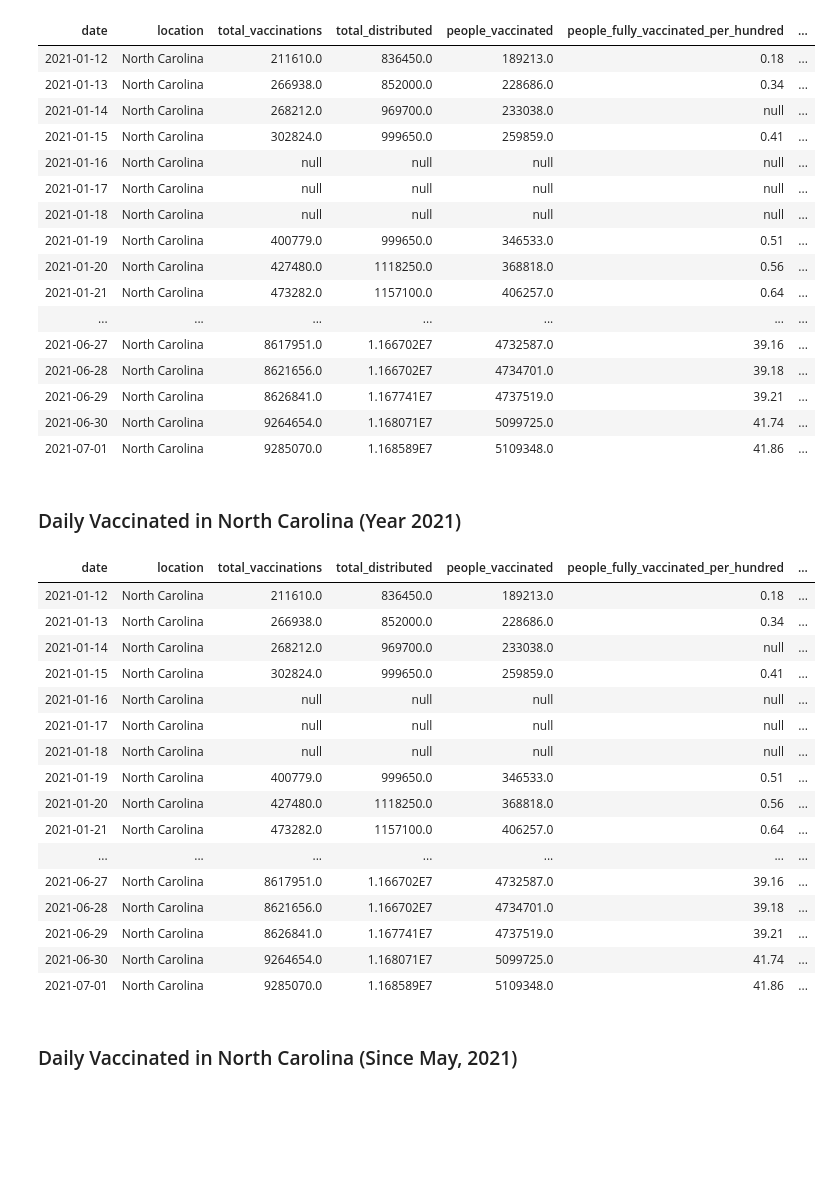
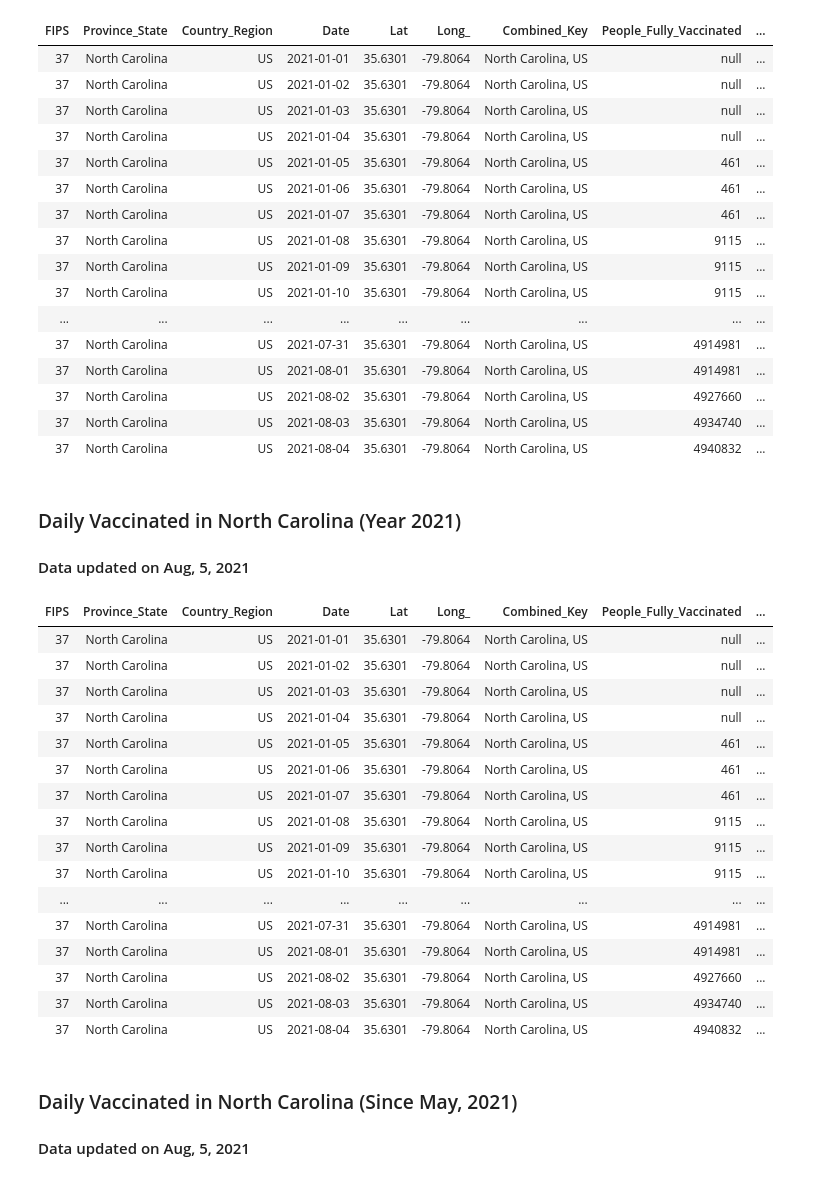
Before and after one commit to zmei1997/NCDHHS_NorthCarolina_COVID-19_Data_Analytics, a Jupyter notebook: NC_Vaccinated_History.ipynb, the cells around one changed output. Drawn from its saved outputs; the diff is of its cells as text; code cells hidden in the pictures; blank space fills up the shorter version.

```diff
--- a/NC_Vaccinated_History.ipynb
+++ b/NC_Vaccinated_History.ipynb
@@ -368,4 +368,4 @@ map_nc(nc_counties, People_Vaccinated_Record_With_NC_County_Map_Data)
 # %%
-us_daily_vaccinated = spark.read.csv('dbfs:/FileStore/tables/us_state_vaccinations.csv', header=True, inferSchema=True)
+us_daily_vaccinated = spark.read.csv('dbfs:/FileStore/tables/people_vaccinated_us_timeline.csv', header=True, inferSchema=True)
 us_daily_vaccinated.display()
 # %% [output]
@@ -389,47 +389,49 @@ us_daily_vaccinated.display()
 Showing the first 1000 rows.
 # %%
-nc_daily_vaccinated = us_daily_vaccinated.where(us_daily_vaccinated.location == 'North Carolina').where(us_daily_vaccinated.date >= )
+nc_daily_vaccinated = us_daily_vaccinated.where(us_daily_vaccinated.Province_State == 'North Carolina').where(us_daily_vaccinated.Date >= '2021-01-01')
 nc_daily_vaccinated.display()
 # %% [output]
-| date | location | total_vaccinations | total_distributed | people_vaccinated | people_fully_vaccinated_per_hundred | ... |
-| 2021-01-12 | North Carolina | 211610.0 | 836450.0 | 189213.0 | 0.18 | ... |
-| 2021-01-13 | North Carolina | 266938.0 | 852000.0 | 228686.0 | 0.34 | ... |
-| 2021-01-14 | North Carolina | 268212.0 | 969700.0 | 233038.0 | null | ... |
-| 2021-01-15 | North Carolina | 302824.0 | 999650.0 | 259859.0 | 0.41 | ... |
-| 2021-01-16 | North Carolina | null | null | null | null | ... |
-| 2021-01-17 | North Carolina | null | null | null | null | ... |
-| 2021-01-18 | North Carolina | null | null | null | null | ... |
-| 2021-01-19 | North Carolina | 400779.0 | 999650.0 | 346533.0 | 0.51 | ... |
-| 2021-01-20 | North Carolina | 427480.0 | 1118250.0 | 368818.0 | 0.56 | ... |
-| 2021-01-21 | North Carolina | 473282.0 | 1157100.0 | 406257.0 | 0.64 | ... |
-| ... | ... | ... | ... | ... | ... | ... |
-| 2021-06-27 | North Carolina | 8617951.0 | 1.166702E7 | 4732587.0 | 39.16 | ... |
-| 2021-06-28 | North Carolina | 8621656.0 | 1.166702E7 | 4734701.0 | 39.18 | ... |
-| 2021-06-29 | North Carolina | 8626841.0 | 1.167741E7 | 4737519.0 | 39.21 | ... |
-| 2021-06-30 | North Carolina | 9264654.0 | 1.168071E7 | 5099725.0 | 41.74 | ... |
-| 2021-07-01 | North Carolina | 9285070.0 | 1.168589E7 | 5109348.0 | 41.86 | ... |
+| FIPS | Province_State | Country_Region | Date | Lat | Long_ | Combined_Key | People_Fully_Vaccinated | ... |
+| 37 | North Carolina | US | 2021-01-01 | 35.6301 | -79.8064 | North Carolina, US | null | ... |
+| 37 | North Carolina | US | 2021-01-02 | 35.6301 | -79.8064 | North Carolina, US | null | ... |
+| 37 | North Carolina | US | 2021-01-03 | 35.6301 | -79.8064 | North Carolina, US | null | ... |
+| 37 | North Carolina | US | 2021-01-04 | 35.6301 | -79.8064 | North Carolina, US | null | ... |
+| 37 | North Carolina | US | 2021-01-05 | 35.6301 | -79.8064 | North Carolina, US | 461 | ... |
+| 37 | North Carolina | US | 2021-01-06 | 35.6301 | -79.8064 | North Carolina, US | 461 | ... |
+| 37 | North Carolina | US | 2021-01-07 | 35.6301 | -79.8064 | North Carolina, US | 461 | ... |
+| 37 | North Carolina | US | 2021-01-08 | 35.6301 | -79.8064 | North Carolina, US | 9115 | ... |
+| 37 | North Carolina | US | 2021-01-09 | 35.6301 | -79.8064 | North Carolina, US | 9115 | ... |
+| 37 | North Carolina | US | 2021-01-10 | 35.6301 | -79.8064 | North Carolina, US | 9115 | ... |
+| ... | ... | ... | ... | ... | ... | ... | ... | ... |
+| 37 | North Carolina | US | 2021-07-31 | 35.6301 | -79.8064 | North Carolina, US | 4914981 | ... |
+| 37 | North Carolina | US | 2021-08-01 | 35.6301 | -79.8064 | North Carolina, US | 4914981 | ... |
+| 37 | North Carolina | US | 2021-08-02 | 35.6301 | -79.8064 | North Carolina, US | 4927660 | ... |
+| 37 | North Carolina | US | 2021-08-03 | 35.6301 | -79.8064 | North Carolina, US | 4934740 | ... |
+| 37 | North Carolina | US | 2021-08-04 | 35.6301 | -79.8064 | North Carolina, US | 4940832 | ... |
 # %% [markdown]
 ### Daily Vaccinated in North Carolina (Year 2021)
+#### Data updated on Aug, 5, 2021
 # %%
 nc_daily_vaccinated.display()
 # %% [output]
-| date | location | total_vaccinations | total_distributed | people_vaccinated | people_fully_vaccinated_per_hundred | ... |
-| 2021-01-12 | North Carolina | 211610.0 | 836450.0 | 189213.0 | 0.18 | ... |
-| 2021-01-13 | North Carolina | 266938.0 | 852000.0 | 228686.0 | 0.34 | ... |
-| 2021-01-14 | North Carolina | 268212.0 | 969700.0 | 233038.0 | null | ... |
-| 2021-01-15 | North Carolina | 302824.0 | 999650.0 | 259859.0 | 0.41 | ... |
-| 2021-01-16 | North Carolina | null | null | null | null | ... |
-| 2021-01-17 | North Carolina | null | null | null | null | ... |
-| 2021-01-18 | North Carolina | null | null | null | null | ... |
-| 2021-01-19 | North Carolina | 400779.0 | 999650.0 | 346533.0 | 0.51 | ... |
-| 2021-01-20 | North Carolina | 427480.0 | 1118250.0 | 368818.0 | 0.56 | ... |
-| 2021-01-21 | North Carolina | 473282.0 | 1157100.0 | 406257.0 | 0.64 | ... |
-| ... | ... | ... | ... | ... | ... | ... |
-| 2021-06-27 | North Carolina | 8617951.0 | 1.166702E7 | 4732587.0 | 39.16 | ... |
-| 2021-06-28 | North Carolina | 8621656.0 | 1.166702E7 | 4734701.0 | 39.18 | ... |
-| 2021-06-29 | North Carolina | 8626841.0 | 1.167741E7 | 4737519.0 | 39.21 | ... |
-| 2021-06-30 | North Carolina | 9264654.0 | 1.168071E7 | 5099725.0 | 41.74 | ... |
-| 2021-07-01 | North Carolina | 9285070.0 | 1.168589E7 | 5109348.0 | 41.86 | ... |
+| FIPS | Province_State | Country_Region | Date | Lat | Long_ | Combined_Key | People_Fully_Vaccinated | ... |
+| 37 | North Carolina | US | 2021-01-01 | 35.6301 | -79.8064 | North Carolina, US | null | ... |
+| 37 | North Carolina | US | 2021-01-02 | 35.6301 | -79.8064 | North Carolina, US | null | ... |
+| 37 | North Carolina | US | 2021-01-03 | 35.6301 | -79.8064 | North Carolina, US | null | ... |
+| 37 | North Carolina | US | 2021-01-04 | 35.6301 | -79.8064 | North Carolina, US | null | ... |
+| 37 | North Carolina | US | 2021-01-05 | 35.6301 | -79.8064 | North Carolina, US | 461 | ... |
+| 37 | North Carolina | US | 2021-01-06 | 35.6301 | -79.8064 | North Carolina, US | 461 | ... |
+| 37 | North Carolina | US | 2021-01-07 | 35.6301 | -79.8064 | North Carolina, US | 461 | ... |
+| 37 | North Carolina | US | 2021-01-08 | 35.6301 | -79.8064 | North Carolina, US | 9115 | ... |
+| 37 | North Carolina | US | 2021-01-09 | 35.6301 | -79.8064 | North Carolina, US | 9115 | ... |
+| 37 | North Carolina | US | 2021-01-10 | 35.6301 | -79.8064 | North Carolina, US | 9115 | ... |
+| ... | ... | ... | ... | ... | ... | ... | ... | ... |
+| 37 | North Carolina | US | 2021-07-31 | 35.6301 | -79.8064 | North Carolina, US | 4914981 | ... |
+| 37 | North Carolina | US | 2021-08-01 | 35.6301 | -79.8064 | North Carolina, US | 4914981 | ... |
+| 37 | North Carolina | US | 2021-08-02 | 35.6301 | -79.8064 | North Carolina, US | 4927660 | ... |
+| 37 | North Carolina | US | 2021-08-03 | 35.6301 | -79.8064 | North Carolina, US | 4934740 | ... |
+| 37 | North Carolina | US | 2021-08-04 | 35.6301 | -79.8064 | North Carolina, US | 4940832 | ... |
 # %% [markdown]
 ### Daily Vaccinated in North Carolina (Since May, 2021)
+#### Data updated on Aug, 5, 2021
 # %%
```
Also changed, not shown: parts of 3 cells of this notebook, 3 other files.
